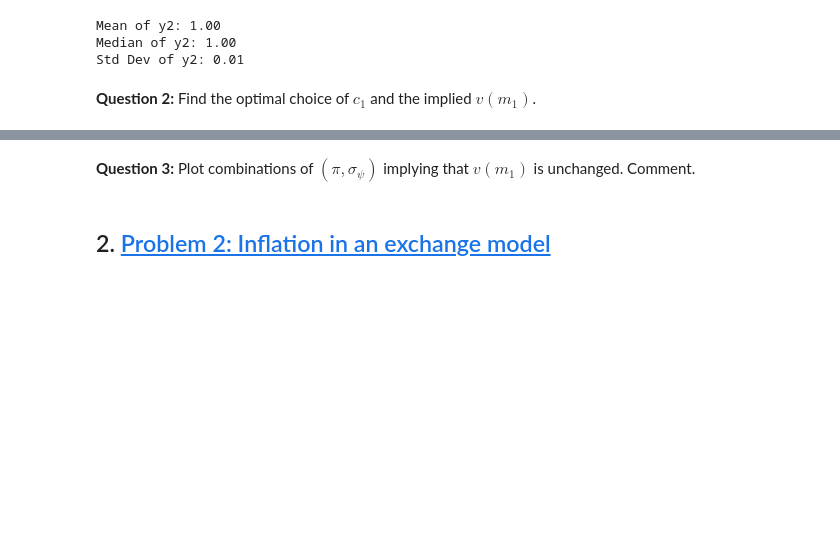
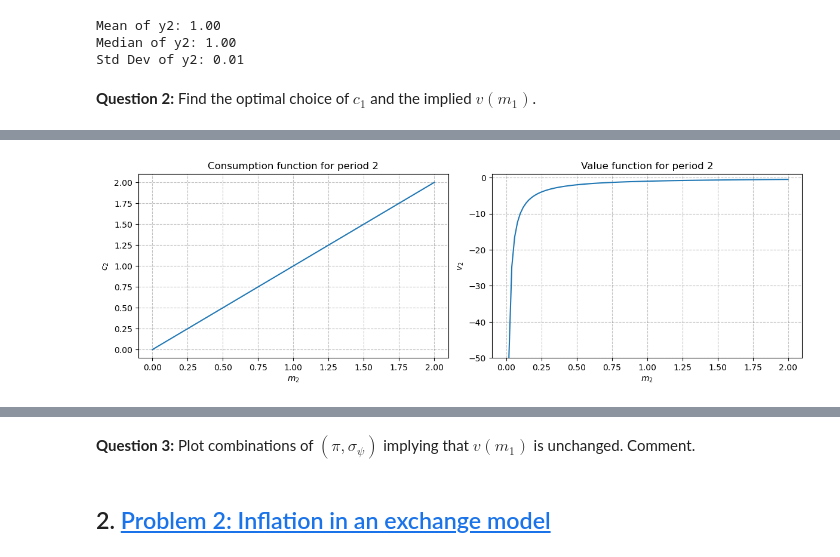
Before and after one commit to NumEconCopenhagen/projects-2023-joost-adam-og-frederik, a Jupyter notebook: examproject/re_exam_2023.ipynb, the cells around one changed output, grey strips where cells are left out. Drawn from its saved outputs; the diff is of its cells as text; code cells hidden in the pictures; blank space fills up the shorter version.

```diff
--- a/examproject/re_exam_2023.ipynb
+++ b/examproject/re_exam_2023.ipynb
@@ -176,0 +117,65 @@ Implied value function v(m1): -0.7905561244657054
+# %%
+#First we set N = 100 because the loops are very slow
+par.N = 100
+
+# Generate random draws for nu2 and psi2
+nu2_draws = np.random.uniform(0, 1, par.N)
+psi2_draws = np.random.normal(-0.5 * par.sigma_psi**2, par.sigma_psi**2, par.N)
+
+# Calculate y2_values based on nu2 and psi2
+y2_values = np.where(nu2_draws < par.pi, 1, np.exp(psi2_draws))
+
+# Function to calculate utility
+def utility(c, par):
+    return (c**(1-par.rho))/(1-par.rho)
+
+# Define the value function for period 2
+def v_last_period(c, m, par):
+    return utility(c, par)
+
+# Define the value function for period 1
+def v(c, m, par, v_plus_interp):
+    v_plus = 0.0
+    for y in y2_values:
+        a = m - c
+        m_plus = (1 + par.r) * a + y
+        v_plus_now = v_plus_interp(m_plus)[0]
+        v_plus += y * v_plus_now  # Using y directly
+    return utility(c, par) + par.beta * v_plus
+
+def solve_last_period(par):
+    m_grid = np.linspace(1e-8, par.m1, par.N)
+    v_func = np.empty(par.N)
+    c_func = np.empty(par.N)
+
+    for i, m in enumerate(m_grid):
+        obj = lambda c: -v_last_period(c, m, par) # Fix this line
+        x0 = m / 2  # Initial guess of consumption
+        result = optimize.minimize(obj, [x0], method='L-BFGS-B', bounds=((1e-8, m),))
+        v_func[i] = -result.fun
+        c_func[i] = result.x[0]
+
+    return m_grid, v_func, c_func
+
+# Call the solve_last_period function
+m2_grid, v2_func, c2_func = solve_last_period(par)
+
+# Setup the plots for the functions
+fig = plt.figure(figsize=(12,4))
+ax = fig.add_subplot(1,2,1)
+ax.plot(m2_grid, c2_func)
+ax.set_xlabel('$m_2$')
+ax.set_ylabel('$c_2$')
+ax.set_title('Consumption function for period 2')
+
+ax = fig.add_subplot(1,2,2)
+ax.plot(m2_grid, v2_func)
+ax.set_xlabel('$m_2$')
+ax.set_ylabel('$v_2$')
+ax.set_title('Value function for period 2')
+ax.set_ylim([-50, 1])
+
+fig.tight_layout(pad=1.0)
+plt.show()
+# %% [output]
+[figure, added]
```
Also changed, not shown: parts of 5 cells of this notebook.
